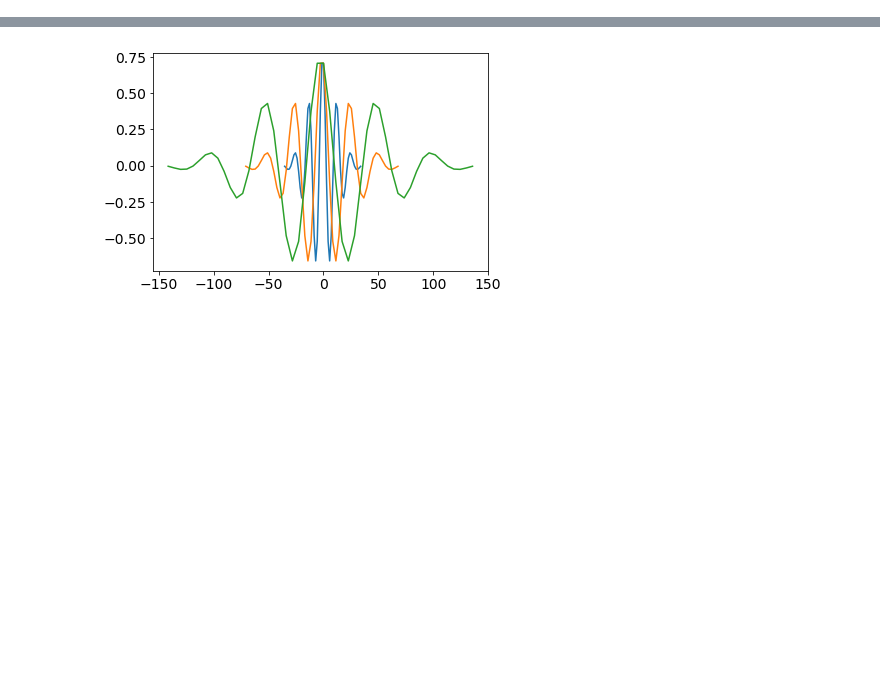
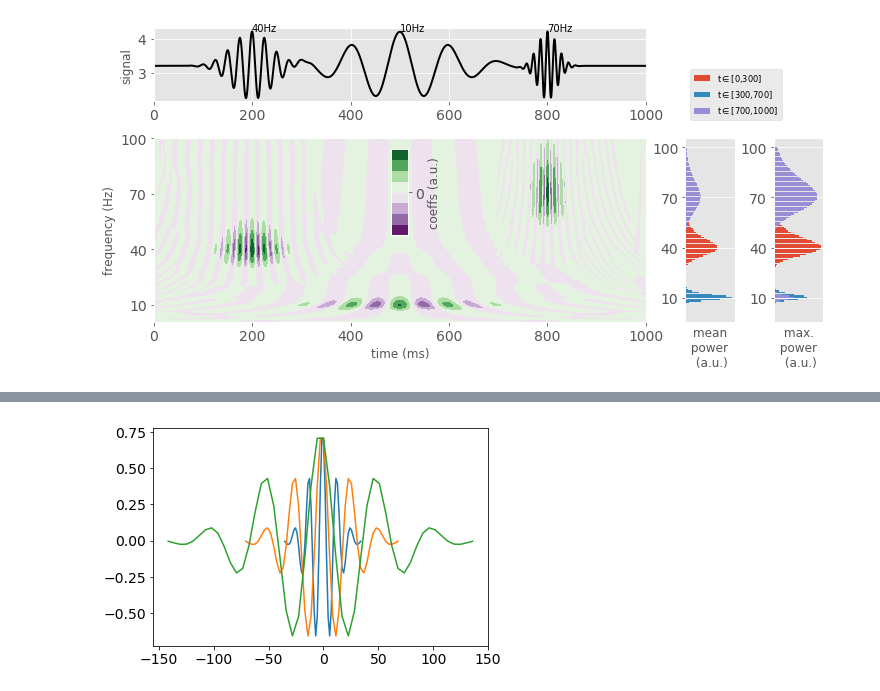
Before and after one commit to yzerlaut/NSI-paper, a Jupyter notebook: Wavelets.ipynb, the cells around one changed output, grey strips where cells are left out. Saved outputs shown, nothing was run; the diff lists cells and outputs as text; code cells hidden in the pictures; blank space fills up the shorter version.

```diff
--- a/Wavelets.ipynb
+++ b/Wavelets.ipynb
@@ -27,0 +115,92 @@ set_plot(AX[1], xlim=[t[cond][0], t[cond][-1]])
+# %%
+from scipy import signal
+def my_cwt(data, frequencies, dt):
+
+    output = np.zeros([len(frequencies), len(data)])
+
+    for ind, freq in enumerate(frequencies):
+        wavelet_data = np.real(get_Morlet_of_right_size(freq, dt))
+        # the wavelets have different integrals
+        # conv_number compensates for the number of summed points (i.e. also integral of wavelet)
+        conv_number = signal.convolve(np.ones(len(data)), np.ones(len(wavelet_data)),
+                                      mode='same')
+        # the sliding mean that depends on the frequency
+        sliding_mean = signal.convolve(data, np.ones(len(wavelet_data)),
+                                       mode='same')/conv_number
+        # the final convolution
+        output[ind, :] = signal.convolve(data-sliding_mean, wavelet_data,
+                                         mode='same')/conv_number
+    return output
+# %%
+
+def illustration_plot(t, freqs, data, coefs, dt, tstop, freq1, freq2, freq3):
+    """
+    a plot to illustrate the output of the wavelet analysis
+    """
+    import matplotlib.pylab as plt
+    fig = plt.figure(figsize=(12,6))
+    plt.subplots_adjust(wspace=.8, hspace=.5, bottom=.2)
+    # signal plot
+    plt.subplot2grid((3, 8), (0,0), colspan=6)
+    plt.plot(1e3*t, data, 'k-', lw=2)
+    plt.ylabel('signal')
+    for f, tt in zip([freq2, freq1, freq3], [200,500,800]):
+        plt.annotate(str(int(f))+'Hz', (tt, data.max()))
+    plt.xlim([1e3*t[0], 1e3*t[-1]])
+    # time frequency power plot
+    ax1 = plt.subplot2grid((3, 8), (1,0), rowspan=2, colspan=6)
+    c = plt.contourf(1e3*t, freqs, coefs, cmap='PRGn')
+    plt.xlabel('time (ms)')
+    plt.ylabel('frequency (Hz)')
+    plt.yticks([10, 40, 70, 100]);
+    # inset with legend
+    acb = plt.axes([.4, .4, .02, .2])
+    plt.colorbar(c, cax=acb, label='coeffs (a.u.)', ticks=[-1, 0, 1])
+    # mean power plot over intervals
+    plt.subplot2grid((3, 8), (1, 6), rowspan=2)
+    for t1, t2 in zip([0,300e-3,700e-3], [300e-3,700e-3, 1000e-3]):
+        cond = (t>t1) & (t<t2)
+        plt.barh(freqs, np.power(coefs[:,cond],2).mean(axis=1)*dt,\
+                 label='t$\in$['+str(int(1e3*t1))+','+str(int(1e3*t2))+']')
+    plt.legend(prop={'size':'small'}, loc=(0.1,1.1))
+    plt.yticks([10, 40, 70, 100]);
+    plt.xticks([]);
+    plt.xlabel(' mean \n power \n (a.u.)')
+    # max of power over intervals
+    plt.subplot2grid((3, 8), (1, 7), rowspan=2)
+    for t1, t2 in zip([0,300e-3,600e-3], [300e-3,600e-3, 1000e-3]):
+        cond = (t>t1) & (t<t2)
+        plt.barh(freqs, np.power(coefs[:,cond],2).max(axis=1)*dt,\
+                 label='t$\in$['+str(int(1e3*t1))+','+str(int(1e3*t2))+']')
+    plt.yticks([10, 40, 70, 100]);
+    plt.xticks([]);
+    plt.xlabel(' max. \n power \n (a.u.)');
+    return fig
+
+
+noise_level = 0.0
+nfreq = 100
+
+# temporal sampling
+dt, tstop = 1e-4, 1.
+t = np.arange(int(tstop/dt))*dt
+
+# ### artificially generated signal, transient oscillations
+freq1, width1, freq2, width2, freq3, width3 = 10., 100e-3, 40., 40e-3, 70., 20e-3
+data  = 3.2+np.cos(2*np.pi*freq1*t)*np.exp(-(t-.5)**2/2./width1**2)+\
+        np.cos(2*np.pi*freq2*t)*np.exp(-(t-.2)**2/2./width2**2)+\
+        np.cos(2*np.pi*freq3*t)*np.exp(-(t-.8)**2/2./width3**2)
+
+# ### adding colored noise to test robustness
+data += noise_level*np.convolve(np.exp(-np.arange(1000)*dt/400e-3),\
+                    np.random.randn(len(t)), mode='same') # a slow one
+data += noise_level*np.convolve(np.exp(-np.arange(1000)*dt/5e-3),\
+                    np.random.randn(len(t)), mode='same') # a faster one
+
+# Continuous Wavelet Transform analysis
+freqs = np.linspace(1, 100, nfreq)
+coefs = my_cwt(data, freqs, dt)
+
+illustration_plot(t, freqs, data, coefs, dt, tstop, freq1, freq2, freq3);
+# %% [output]
+[figure, added]
```
Also changed, not shown: parts of 11 cells of this notebook.
